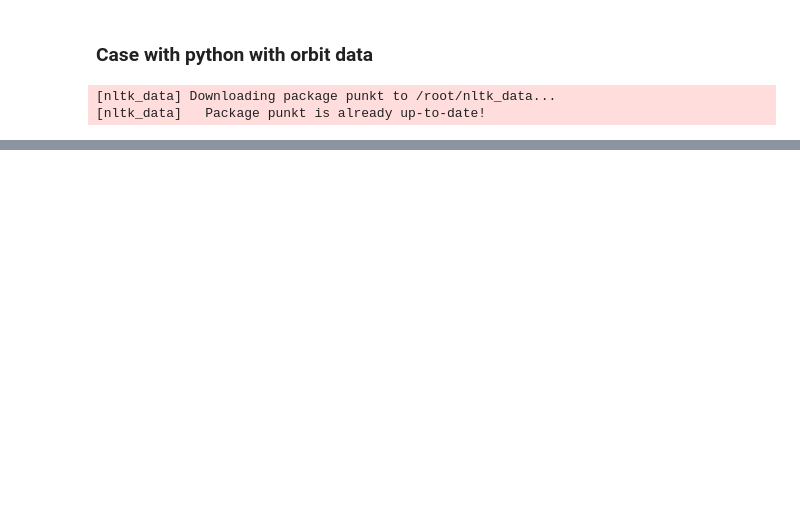
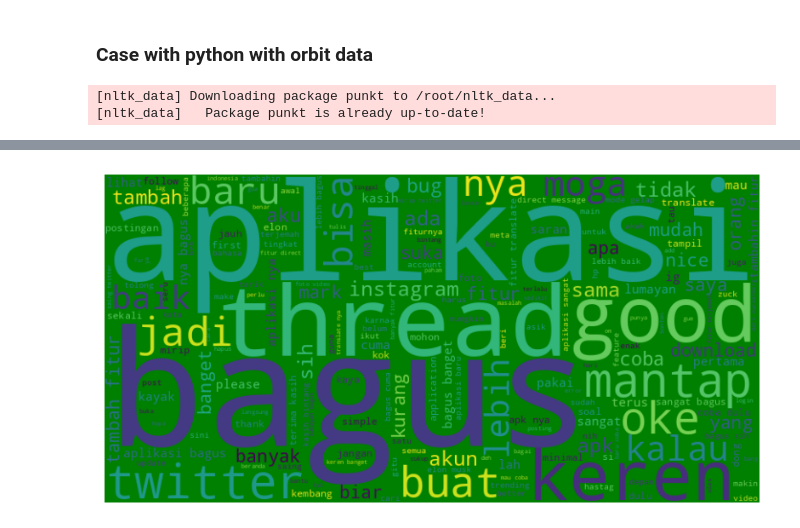
Before and after one commit to alharidt16/text-Analysis, a Jupyter notebook: UAS_TEXT_ANALYSIS.ipynb, the cells around one changed output, grey strips where cells are left out. Cells and saved outputs as stored; diff of their text form; code cells hidden in the pictures; blank space fills up the shorter version.

```diff
--- a/UAS_TEXT_ANALYSIS.ipynb
+++ b/UAS_TEXT_ANALYSIS.ipynb
@@ -239,0 +280,4 @@ Name: label, dtype: int64
+# %%
+#plotting the word cloud of Positive values
+c=data_review_threads.loc[data_review_threads['label']=='Positif'][['contentp_clean','label']]
+c
@@ -239,0 +298,12 @@ Name: label, dtype: int64
+# %%
+text_corpus = ' '.join(c['contentp_clean'].values)
+wordcloud = WordCloud(width=800, height=400, background_color='green').generate(text_corpus)
+
+
+# Display the generated word cloud using matplotlib
+plt.figure(figsize=(10, 5))
+plt.imshow(wordcloud, interpolation='bilinear')
+plt.axis("off")
+plt.show()
+# %% [output]
+[figure, added]
```
Also changed, not shown: parts of 20 cells of this notebook.
